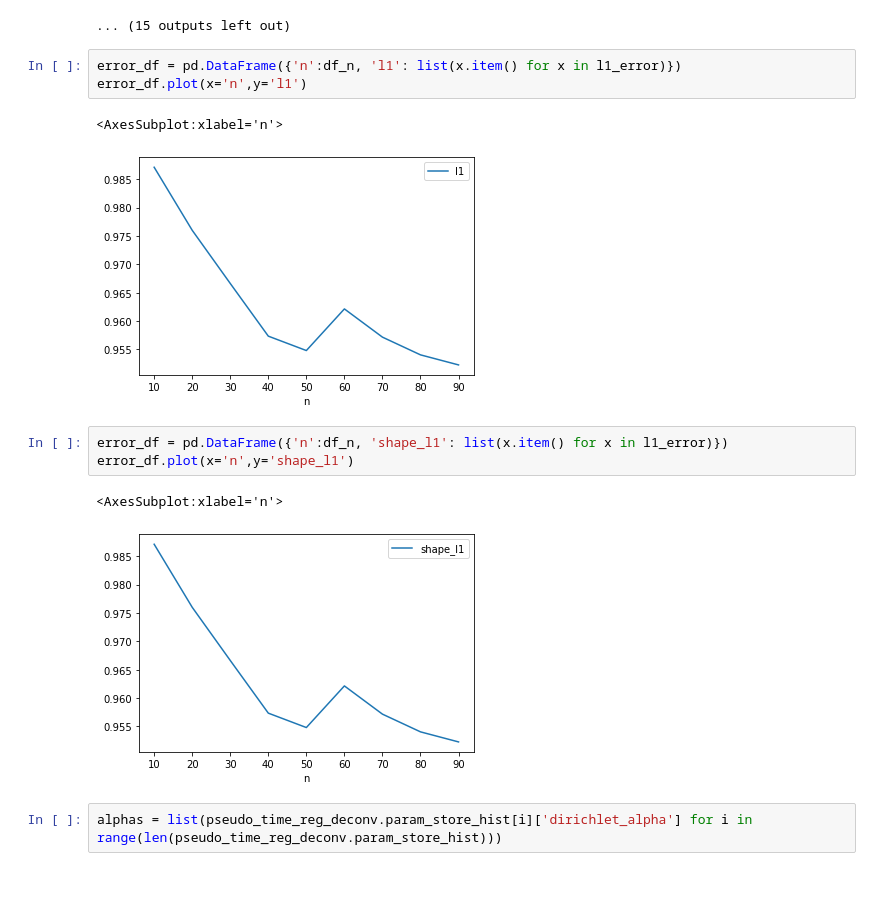
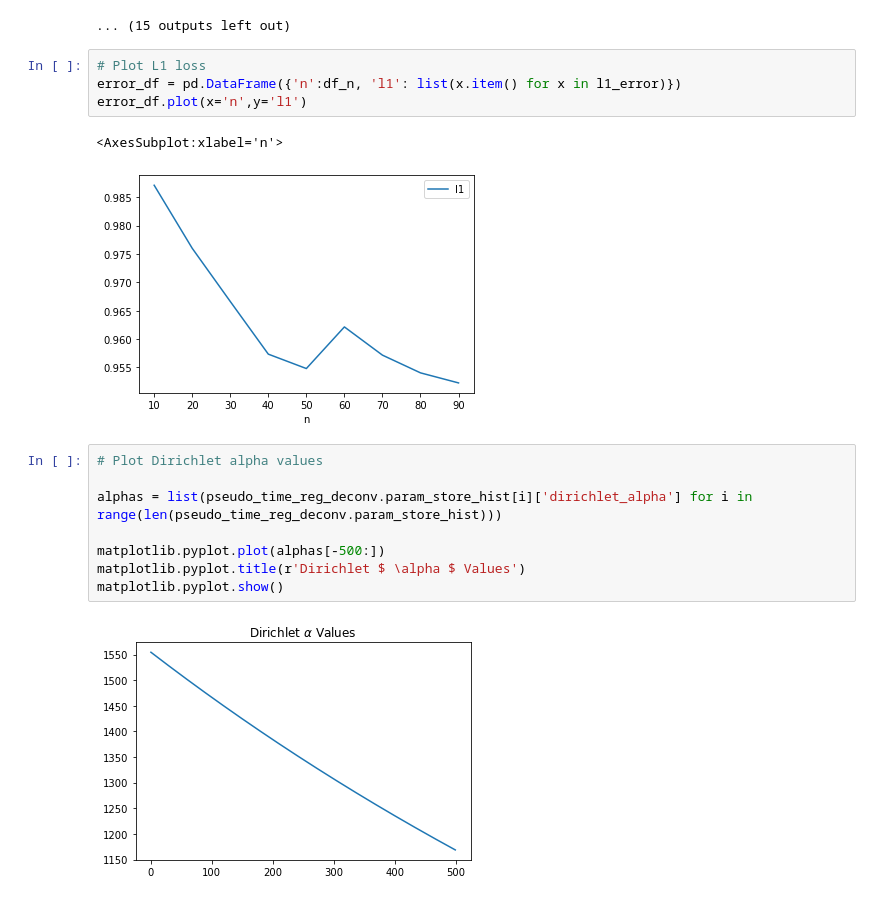
Before and after one commit to broadinstitute/temporal-rna-seq-deconvolution, a Jupyter notebook: deconvolve-simulated-vary_n.ipynb, the cells around one changed output. Saved outputs shown, nothing was run; the diff lists cells and outputs as text.

```diff
--- a/deconvolve-simulated-vary_n.ipynb
+++ b/deconvolve-simulated-vary_n.ipynb
@@ -186,16 +184,19 @@ for n in n_samples:
 [figure]
 ... (15 outputs left out)
 # %%
+# Plot L1 loss
 error_df = pd.DataFrame({'n':df_n, 'l1': list(x.item() for x in l1_error)})
 error_df.plot(x='n',y='l1')
 # %% [output]
 <AxesSubplot:xlabel='n'>
 [figure]
-# %%
-error_df = pd.DataFrame({'n':df_n, 'shape_l1': list(x.item() for x in l1_error)})
-error_df.plot(x='n',y='shape_l1')
-# %% [output]
-<AxesSubplot:xlabel='n'>
-[figure, removed]
 # %%
+# Plot Dirichlet alpha values
+
 alphas = list(pseudo_time_reg_deconv.param_store_hist[i]['dirichlet_alpha'] for i in range(len(pseudo_time_reg_deconv.param_store_hist)))
+
+matplotlib.pyplot.plot(alphas[-500:])
+matplotlib.pyplot.title(r'Dirichlet $ \alpha $ Values')
+matplotlib.pyplot.show()
+# %% [output]
+[figure, added]
```
Also changed, not shown: parts of 22 cells of this notebook, 8 other files.
